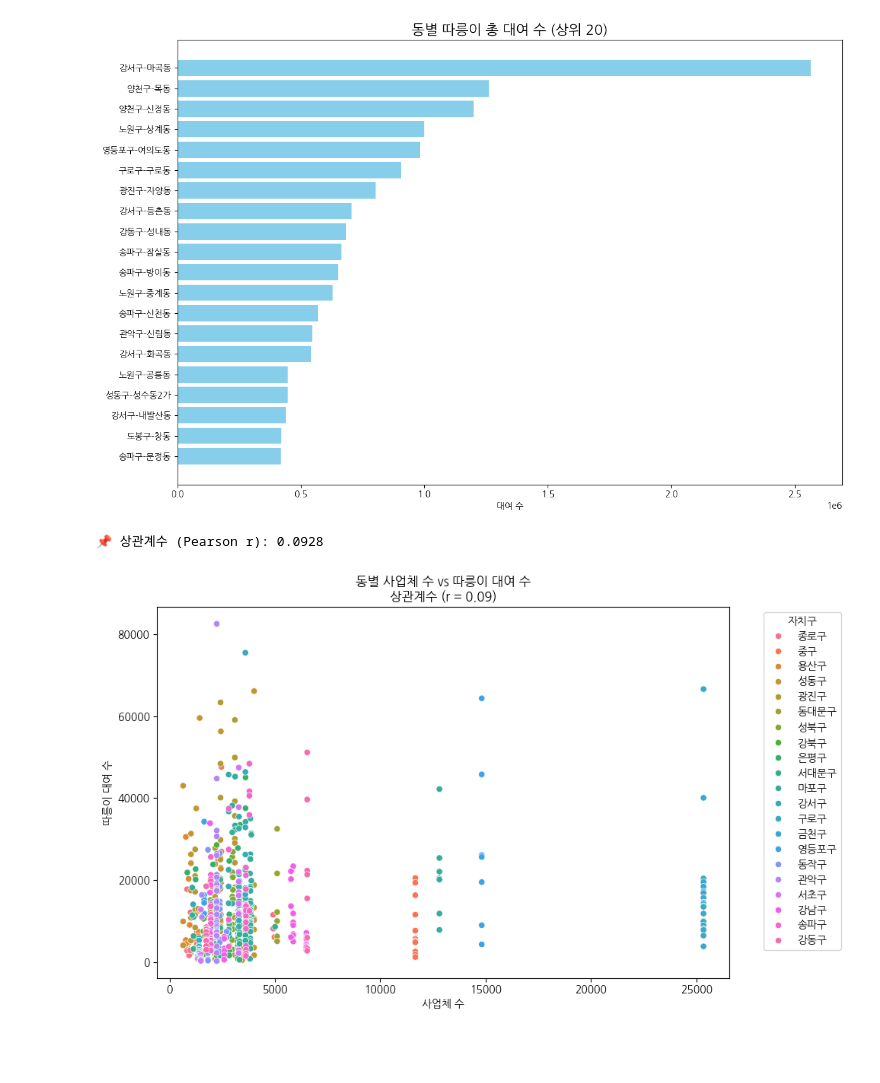
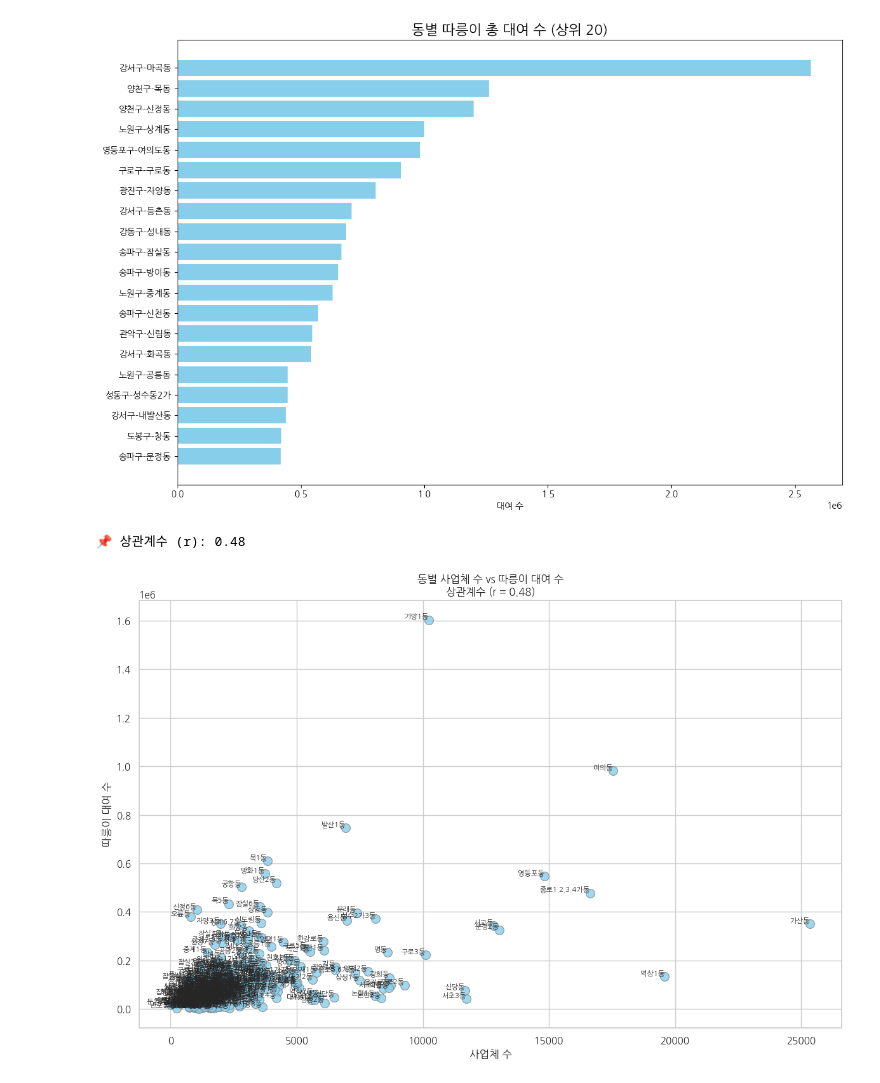
Before and after one commit to jinhyuk2me/Bikecast, a Jupyter notebook: analysis/business_employment.ipynb, the cells around one changed output. Drawn from its saved outputs; the diff is of its cells as text; code cells hidden in the pictures; blank space fills up the shorter version.

Commit message:
Add business_employment analysis notebook

```diff
--- a/analysis/business_employment.ipynb
+++ b/analysis/business_employment.ipynb
@@ -413,48 +413,72 @@ plt.show()
 # %% [output]
 [figure]
 # %%
+import pandas as pd
+import matplotlib.pyplot as plt
+import seaborn as sns
+from scipy.stats import pearsonr
+import mysql.connector
+import koreanize_matplotlib
+
+# ✅ DB 연결
 conn = mysql.connector.connect(
     host="jinhyuk2db.c94oygiiukcg.ap-northeast-2.rds.amazonaws.com",
     user="root",
     password="jinhyuk2dacibul",
     database="project1"
 )
+plt.rcParams['font.family'] = 'NanumGothic'
 
-# ✅ 동별 사업체 수
-query1 = "SELECT gu_name AS station_gu, dong_name AS station_dong, num_businesses FROM employment_dong"
-df_business = pd.read_sql(query1, conn)
+# ✅ 따릉이 대여소별 총 대여수
+query_rental = "SELECT * FROM rental_station"
+df_rental = pd.read_sql(query_rental, conn)
 
-# ✅ 동별 따릉이 대여 수
-query2 = """
-SELECT s.station_gu, s.station_dong, r.total_rental_count
-FROM rental_station r
-JOIN station s ON r.rental_station_id = s.station_id
-"""
-df_rental = pd.read_sql(query2, conn)
+# ✅ 대여소 ID별 행정동 정보
+query_station = "SELECT station_id, station_gu, station_dong FROM station_b"
+df_station = pd.read_sql(query_station, conn)
+
+# ✅ 행정동별 사업체 수
+query_employment = "SELECT gu_name, dong_name, num_businesses FROM employment_dong"
+df_emp = pd.read_sql(query_employment, conn)
 
 conn.close()
 
-# ✅ 병합
-merged = pd.merge(df_business, df_rental, on=["station_gu", "station_dong"])
+# ✅ 대여소 + 위치 매핑
+df_merge = pd.merge(df_rental, df_station, left_on="rental_station_id", right_on="station_id")
 
-# ✅ 상관계수
-corr, _ = pearsonr(merged["num_businesses"], merged["total_rental_count"])
-print(f"📌 상관계수 (Pearson r): {corr:.4f}")
+# ✅ 동별 총 대여량 집계
+df_rental_by_dong = df_merge.groupby(["station_gu", "station_dong"])["total_rental_count"].sum().reset_index()
+df_rental_by_dong.columns = ["gu_name", "dong_name", "total_rental_count"]
+
+# ✅ 병합: 사업체 수와 대여량
+df_all = pd.merge(df_rental_by_dong, df_emp, on=["gu_name", "dong_name"])
+
+# ✅ 상관계수 계산
+corr, _ = pearsonr(df_all["num_businesses"], df_all["total_rental_count"])
+print(f"📌 상관계수 (r): {corr:.2f}")
 
 # ✅ 시각화
-plt.figure(figsize=(10, 6))
+plt.figure(figsize=(12, 8))
 sns.scatterplot(
-    data=merged,
+    data=df_all,
     x="num_businesses",
     y="total_rental_count",
-    hue="station_gu"
+    s=100,
+    color="skyblue",
+    edgecolor="gray",
+    alpha=0.8
 )
+
+# ✅ 각 점마다 동 이름 표시
+for _, row in df_all.iterrows():
+    label = f"{row['dong_name']}"
+    plt.text(row["num_businesses"], row["total_rental_count"], label, fontsize=8, ha='right', va='bottom')
+
 plt.title(f"동별 사업체 수 vs 따릉이 대여 수\n상관계수 (r = {corr:.2f})")
 plt.xlabel("사업체 수")
 plt.ylabel("따릉이 대여 수")
-plt.legend(title="자치구", bbox_to_anchor=(1.05, 1), loc="upper left")
 plt.tight_layout()
 plt.show()
 # %% [output]
-📌 상관계수 (Pearson r): 0.0928
+📌 상관계수 (r): 0.48
-[figure, old version]
+[figure, new version]
```
Also changed, not shown: parts of 5 cells of this notebook.
